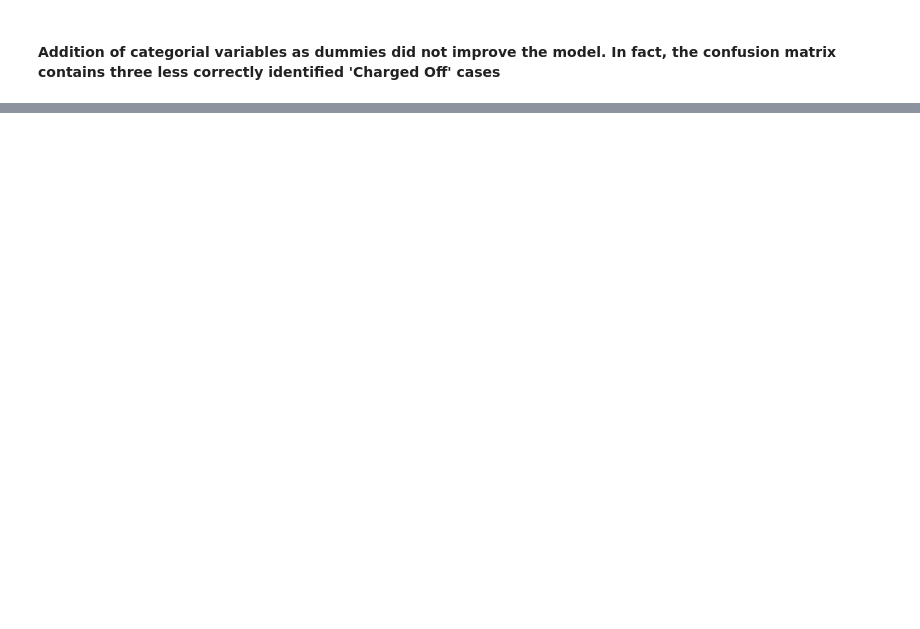
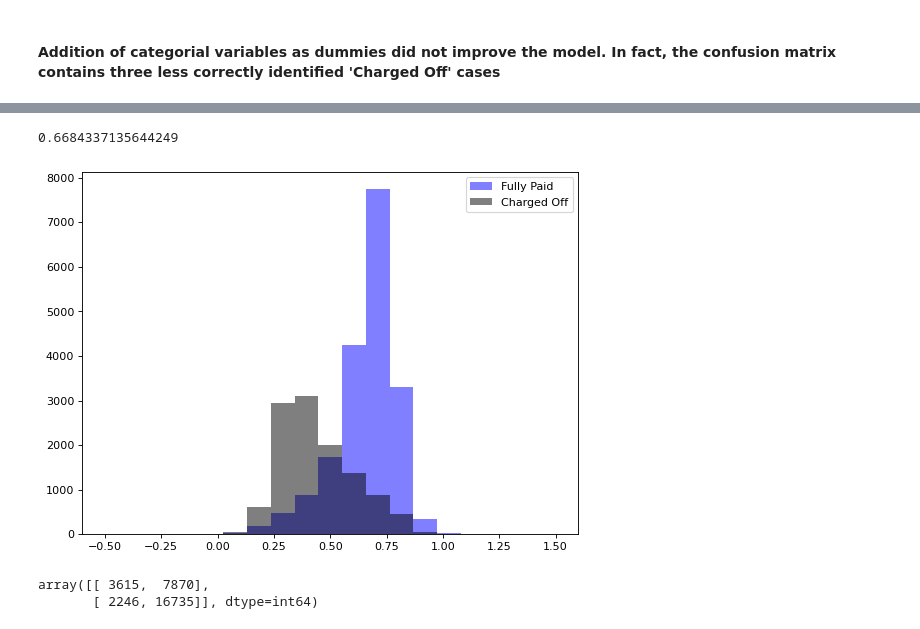
Before and after one commit to katya-stanzy/LoanDataShowcase, a Jupyter notebook: 5. Classification.ipynb, the cells around one changed output, grey strips where cells are left out. Cells and saved outputs as stored; diff of their text form; code cells hidden in the pictures; blank space fills up the shorter version.

```diff
--- a/5. Classification.ipynb
+++ b/5. Classification.ipynb
@@ -189,0 +267,6 @@ shap.plots.bar(shap_values.abs.max(0)) # use max absolute value
+# %%
+c_space = np.logspace(-5, 8, 15)
+param_grid={'C': c_space, 'penalty':['l2']} # [l1,'l2']
+logreg = LogisticRegression(max_iter=10000)
+logreg_cv = GridSearchCV(logreg, param_grid, cv=5);
+logreg_cv.fit(X_train, y_train);
@@ -189,0 +277,6 @@ shap.plots.bar(shap_values.abs.max(0)) # use max absolute value
+# %%
+logreg_cv.best_score_
+# %% [output]
+0.6684337135644249
+# %%
+best_model = logreg_cv.best_estimator_
@@ -189,0 +285,26 @@ shap.plots.bar(shap_values.abs.max(0)) # use max absolute value
+# %%
+y_pred_proba=best_model.predict_proba(X_test)
+# %%
+# wrestle data to create plots:
+# here I create two subsets of probabilities, one for cases that were 'Fully Paid' and
+# correctly identified as such, and one for 'Charged Off' and correctly identified as such
+pred_proba_df=pd.DataFrame(data=y_pred_proba, columns=['Charged Off','Fully Paid'])
+pred_proba_df['True']=y_test.values
+
+subset_1=pred_proba_df[pred_proba_df['True']=='Fully Paid']['Fully Paid']
+subset_2=pred_proba_df[pred_proba_df['True']=='Charged Off']['Charged Off']
+# %%
+figure(figsize=(8, 6), dpi=80)
+bins = np.linspace(-0.5, 1.5, 20)
+
+plt.hist(subset_1, bins, color="b", alpha=0.5, label='Fully Paid')
+plt.hist(subset_2, bins, color="k",alpha=0.5,label='Charged Off')
+plt.legend(loc='upper right')
+plt.show()
+# %% [output]
+[figure, added]
+# %%
+confusion_matrix(y_test, y_pred)
+# %% [output]
+array([[ 3615,  7870],
+       [ 2246, 16735]], dtype=int64)
```
Also changed, not shown: parts of 35 cells of this notebook, 5 other files.
